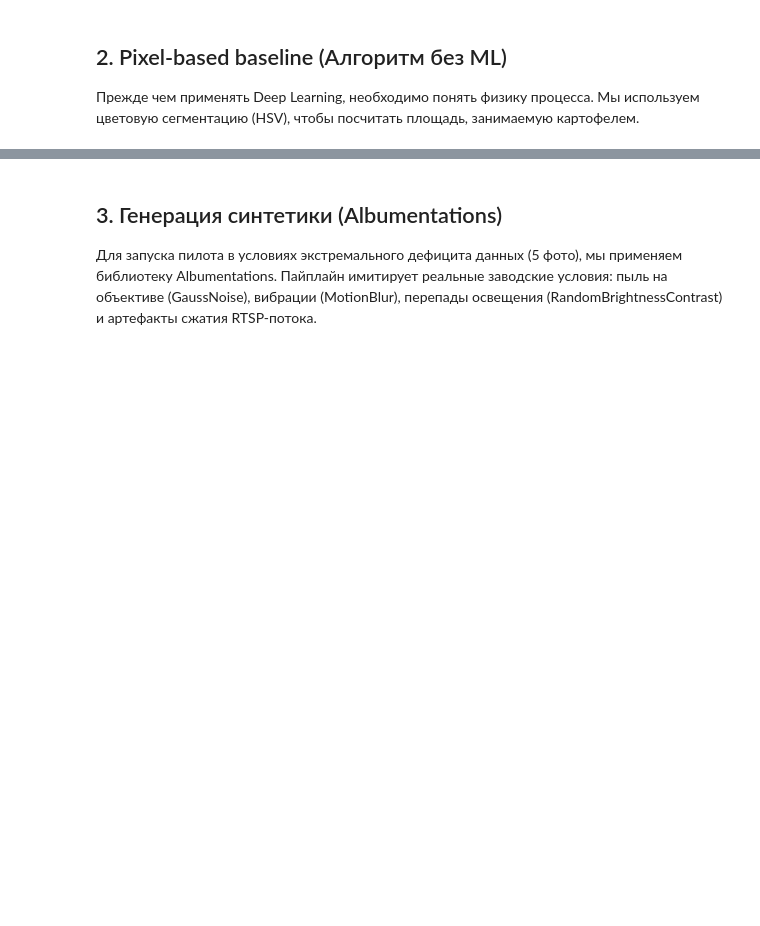
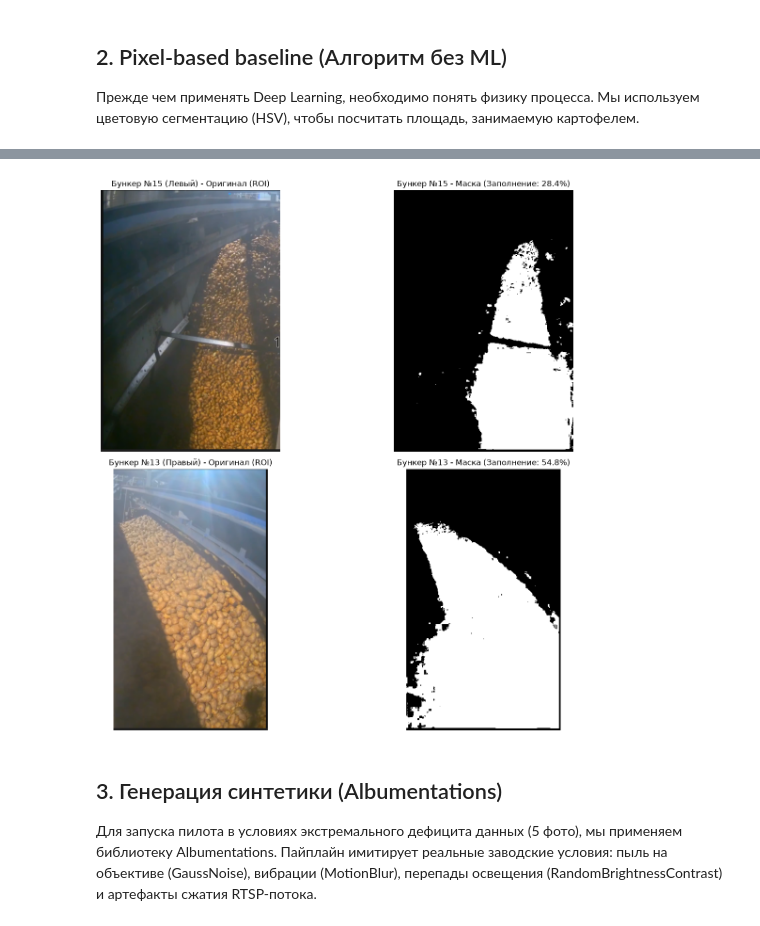
Before and after one commit to czeberyak/BunkerVision, a Jupyter notebook: notebooks/01_BunkerVision_PoC.ipynb, the cells around one changed output, grey strips where cells are left out. Saved outputs shown, nothing was run; the diff lists cells and outputs as text; code cells hidden in the pictures; blank space fills up the shorter version.

```diff
--- a/notebooks/01_BunkerVision_PoC.ipynb
+++ b/notebooks/01_BunkerVision_PoC.ipynb
@@ -78,3 +60,64 @@ plt.show()
+# %%
+def estimate_fill_baseline_hsv(roi_img: np.ndarray):
+    """
+    Оценивает процент заполнения бункера на основе цветовой маски (HSV).
+    Это наш Baseline (нулевая линия) для сравнения с нейросетью.
+    """
+    # Переводим в HSV (Hue, Saturation, Value) — лучше работает при разном освещении
+    hsv = cv2.cvtColor(roi_img, cv2.COLOR_RGB2HSV)
+
+    # Задаем диапазон цвета картофеля (подбирается эмпирически)
+    # Желто-коричневые оттенки
+    lower_potato = np.array([10, 50, 50])
+    upper_potato = np.array([40, 255, 255])
+
+    # Создаем бинарную маску: 255 там где картошка, 0 где фон
+    mask = cv2.inRange(hsv, lower_potato, upper_potato)
+
+    # Считаем процент
+    potato_pixels = cv2.countNonZero(mask)
+    total_pixels = mask.shape[0] * mask.shape[1]
+
+    fill_percentage = (potato_pixels / total_pixels) * 100
+
+    return fill_percentage, mask
+
+# --- Использование ---
+sample_img = "../data/raw/50.png"
+
+# 1. Левый бункер (№15) - берем от 0% до 48% ширины кадра
+roi_img_left = load_and_crop_roi(sample_img, roi_start=0.0, roi_end=0.48)
+fill_pct_left, mask_left = estimate_fill_baseline_hsv(roi_img_left)
+
+# 2. Правый бункер (№13) - пропускаем балку, берем от 59% до 100% ширины кадра
+roi_img_right = load_and_crop_roi(sample_img, roi_start=0.59, roi_end=1.0)
+fill_pct_right, mask_right = estimate_fill_baseline_hsv(roi_img_right)
+
+# --- Визуализация результатов для обоих бункеров ---
+fig, axes = plt.subplots(2, 2, figsize=(15, 12))
+
+# Левый бункер (№15)
+axes[0, 0].imshow(roi_img_left)
+axes[0, 0].set_title("Бункер №15 (Левый) - Оригинал (ROI)")
+axes[0, 0].axis('off')
+
+axes[0, 1].imshow(mask_left, cmap='gray')
+axes[0, 1].set_title(f"Бункер №15 - Маска (Заполнение: {fill_pct_left:.1f}%)")
+axes[0, 1].axis('off')
+
+# Правый бункер (№13)
+axes[1, 0].imshow(roi_img_right)
+axes[1, 0].set_title("Бункер №13 (Правый) - Оригинал (ROI)")
+axes[1, 0].axis('off')
+
+axes[1, 1].imshow(mask_right, cmap='gray')
+axes[1, 1].set_title(f"Бункер №13 - Маска (Заполнение: {fill_pct_right:.1f}%)")
+axes[1, 1].axis('off')
+
+plt.tight_layout()
+plt.show()
+# %% [output]
+[figure, added]
 # %% [markdown]
 ## 3. Генерация синтетики (Albumentations)
 Для запуска пилота в условиях экстремального дефицита данных (5 фото), мы применяем библиотеку Albumentations. Пайплайн имитирует реальные заводские условия: пыль на объективе (GaussNoise), вибрации (MotionBlur), перепады освещения (RandomBrightnessContrast) и артефакты сжатия RTSP-потока.
```
Also changed, not shown: parts of 8 cells of this notebook, 19 other files.
